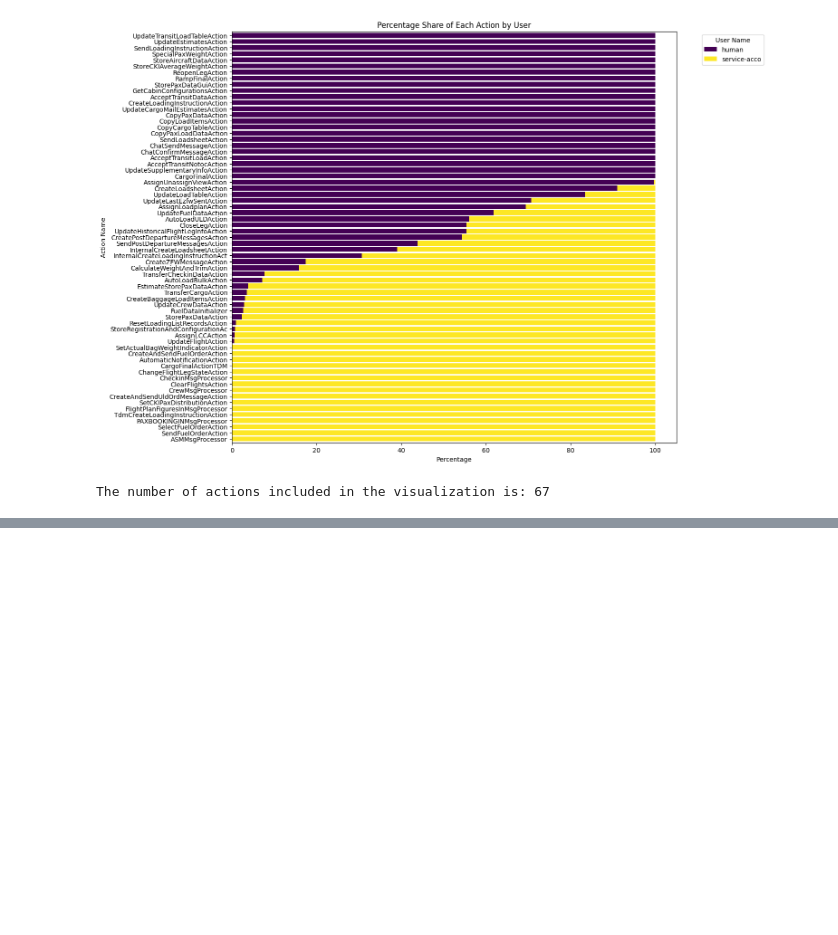
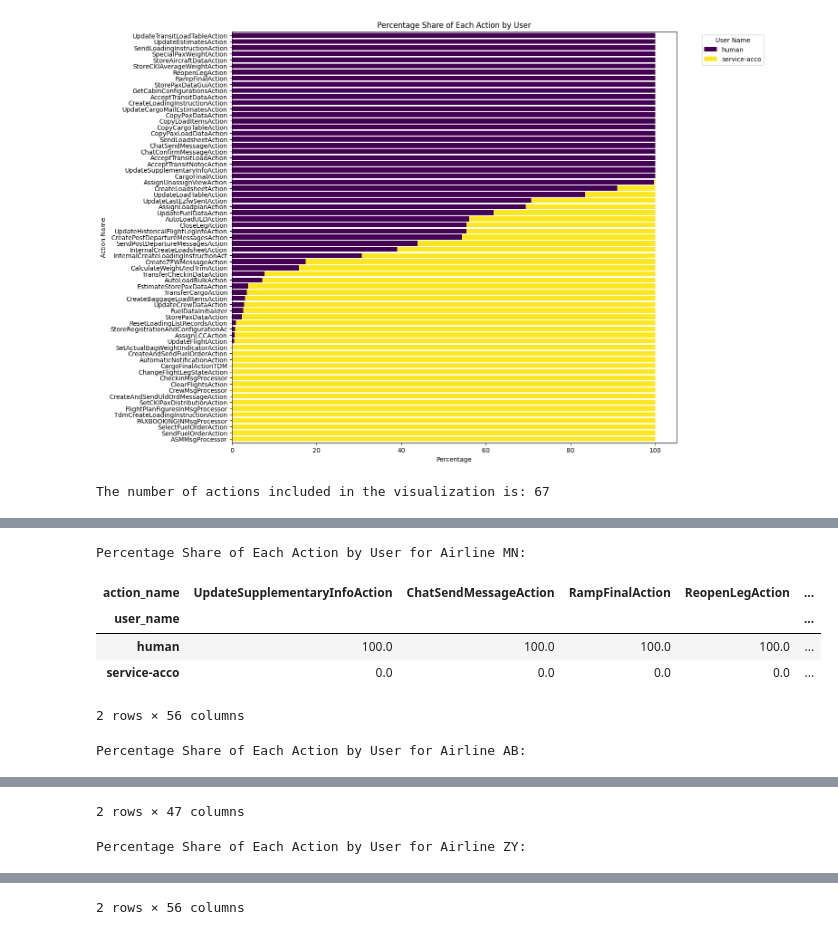
Before and after one commit to aref-hasan/aircraft_load, a Jupyter notebook: visualization/data_exploration.ipynb, the cells around one changed output, grey strips where cells are left out. Saved outputs shown, nothing was run; the diff lists cells and outputs as text; code cells hidden in the pictures; blank space fills up the shorter version.

```diff
--- a/visualization/data_exploration.ipynb
+++ b/visualization/data_exploration.ipynb
@@ -445,0 +512,45 @@ The number of actions included in the visualization is: 67
+# %%
+# create a dictionary to hold the dataframes for each airline
+airline_percentages = {}
+
+# get the unique airline codes
+airlines = data['airline_code'].unique()
+
+for airline in airlines:
+    # filter data for the current airline
+    airline_data = data[data['airline_code'] == airline]
+
+    # count actions by type for each user
+    user_action_counts = airline_data.groupby(['user_name', 'action_name']).size().unstack().fillna(0)
+
+    # calculate the total number of actions for each action
+    total_action_counts = user_action_counts.sum(axis=0)
+
+    # calculate the percentage of each user's actions for each action
+    user_action_percentage = user_action_counts.div(total_action_counts, axis=1) * 100
+
+    # sort actions by the percentage of 'human' or 'service-acco'
+    # choose the user to sort by, for example 'human'
+    user_to_sort_by = 'human'
+    sorted_actions = user_action_percentage.T.sort_values(by=user_to_sort_by, ascending=False).index
+
+    # store the dataframe in the dictionary
+    airline_percentages[airline] = user_action_percentage[sorted_actions]
+
+    # save the dataframe to a CSV file
+    df = user_action_percentage[sorted_actions]
+    df.to_csv(f'../data/data_visualization/percentage_share_{airline}.csv')
+
+# display the dataframes
+for airline, df in airline_percentages.items():
+    print(f"Percentage Share of Each Action by User for Airline {airline}:")
+    display(df)
+    print("\n")
+# %% [output]
+Percentage Share of Each Action by User for Airline MN:
+| action_name | UpdateSupplementaryInfoAction | ChatSendMessageAction | RampFinalAction | ReopenLegAction | ... |
+| user_name |  |  |  |  | ... |
+| human | 100.0 | 100.0 | 100.0 | 100.0 | ... |
+| service-acco | 0.0 | 0.0 | 0.0 | 0.0 | ... |
+2 rows × 56 columns
+Percentage Share of Each Action by User for Airline AB:
@@ -445,0 +561,2 @@ The number of actions included in the visualization is: 67
+2 rows × 47 columns
+Percentage Share of Each Action by User for Airline ZY:
@@ -445,0 +567 @@ The number of actions included in the visualization is: 67
+2 rows × 56 columns
```
Also changed, not shown: parts of 8 cells of this notebook, 4 other files.
